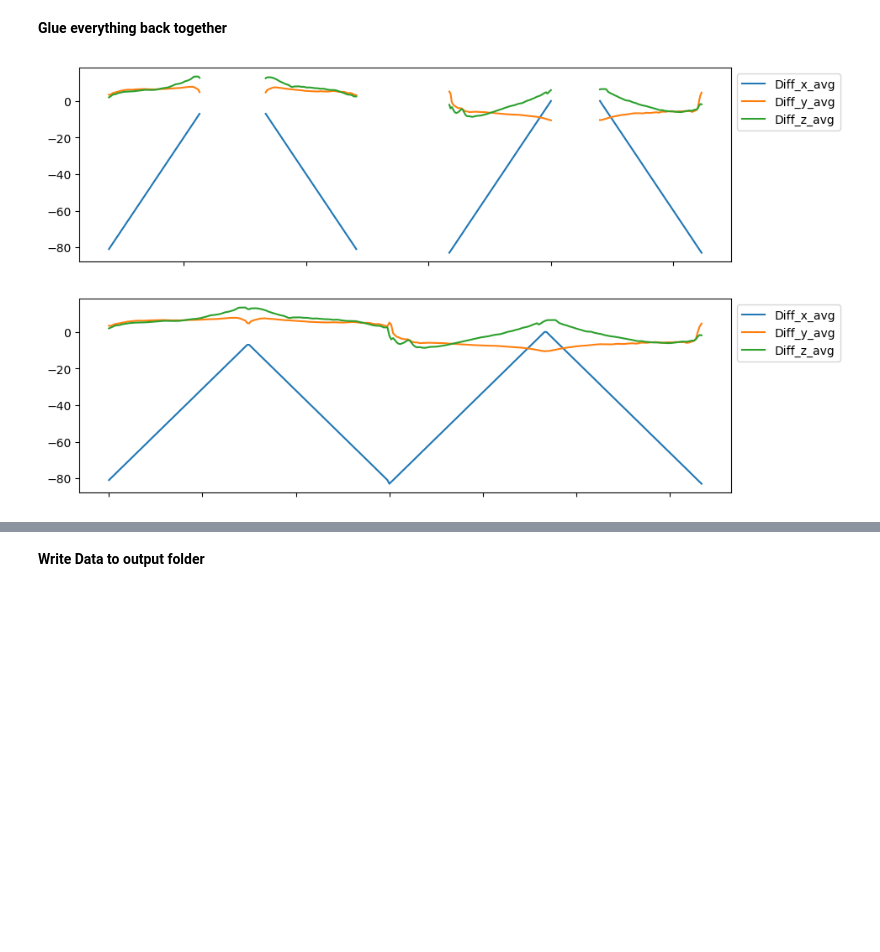
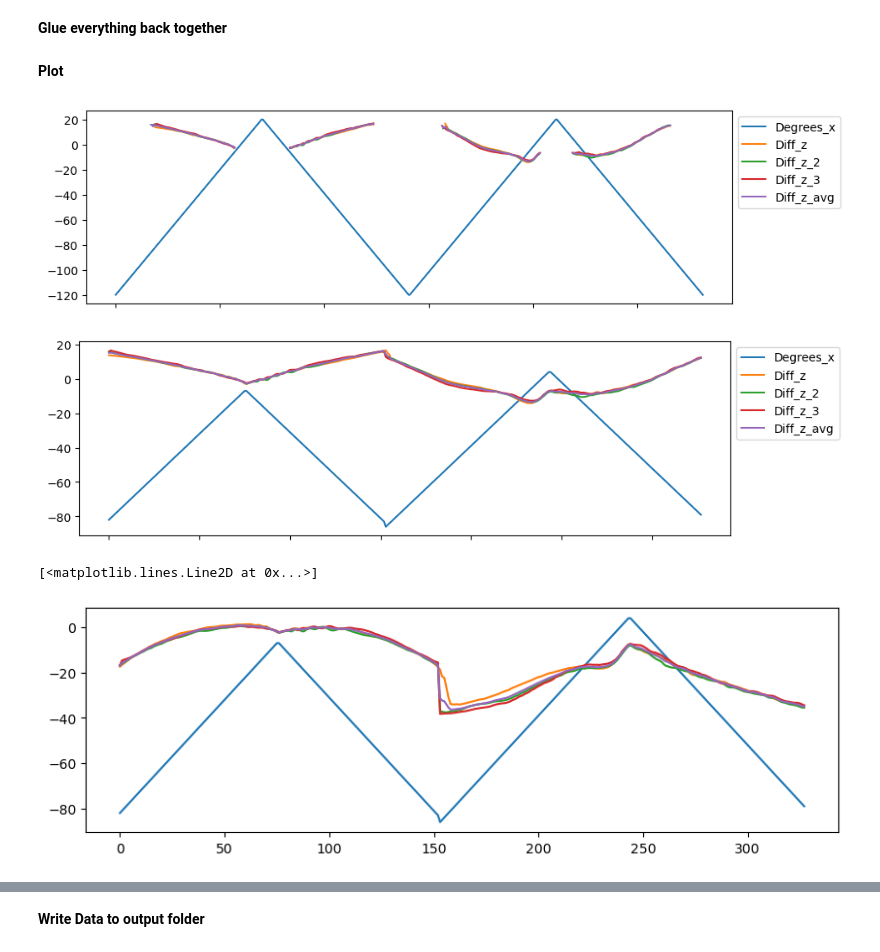
Before and after one commit to nvanvlasselaer/Knee-kinematics, a Jupyter notebook: kneekinematics.ipynb, the cells around one changed output, grey strips where cells are left out. Saved outputs shown, nothing was run; the diff lists cells and outputs as text; code cells hidden in the pictures; blank space fills up the shorter version.

```diff
--- a/kneekinematics.ipynb
+++ b/kneekinematics.ipynb
@@ -574,30 +768,51 @@ CKC_flexion_avg_df = CKC_flexion_avg_df[:-1]
 # %% [markdown]
 **Glue everything back together**
+# %%
+# Concatenate the dataframes back into one dataframe
+OKC_df = pd.concat([OKC_extension_df, OKC_flexion_df], ignore_index=True)
+CKC_df = pd.concat([CKC_extension_df, CKC_flexion_df], ignore_index=True)
+OKC_CKC_df = pd.concat([OKC_df, CKC_df], ignore_index=True)
+
+# Concatenate the averaged dataframes back into one dataframe
+avg_OKC_df = pd.concat([OKC_extension_avg_df, OKC_flexion_avg_df], ignore_index=True)
+avg_CKC_df = pd.concat([CKC_extension_avg_df, CKC_flexion_avg_df], ignore_index=True)
+avg_OKC_CKC_df = pd.concat([avg_OKC_df, avg_CKC_df], ignore_index=True)
+# %% [markdown]
+**Plot**
 # %%
-# Concatenate the averaged dataframes back into one dataframe
-OKC_df = pd.concat([OKC_extension_avg_df, OKC_flexion_avg_df], ignore_index=True)
-CKC_df = pd.concat([CKC_extension_avg_df, CKC_flexion_avg_df], ignore_index=True)
-OKC_CKC_df = pd.concat([OKC_df, CKC_df], ignore_index=True)
-
 fig, ax = plt.subplots(figsize=(10, 3))
-ax.plot(OKC_CKC_df['Diff_x_avg'], label='Diff_x_avg')
-ax.plot(OKC_CKC_df['Diff_y_avg'], label='Diff_y_avg')
+ax.plot(OKC_CKC_df['Degrees_x'], label='Degrees_x')
+ax.plot(OKC_CKC_df['Diff_z'], label='Diff_z')
+ax.plot(OKC_CKC_df['Diff_z_2'], label='Diff_z_2')
+ax.plot(OKC_CKC_df['Diff_z_3'], label='Diff_z_3')
 ax.plot(OKC_CKC_df['Diff_z_avg'], label='Diff_z_avg')
 ax.set_xticklabels([])
 plt.legend(bbox_to_anchor=(1, 1), loc='upper left')
 plt.show()
 
 OKC_CKC_dropped = OKC_CKC_df.dropna()
 
 row_numbers = np.arange(len(OKC_CKC_dropped))  # Generate an array of row numbers
 fig, ax = plt.subplots(figsize=(10, 3))
-ax.plot(row_numbers, OKC_CKC_dropped['Diff_x_avg'], label='Diff_x_avg')
-ax.plot(row_numbers, OKC_CKC_dropped['Diff_y_avg'], label='Diff_y_avg')
+ax.plot(row_numbers, OKC_CKC_dropped['Degrees_x'], label='Degrees_x')
+ax.plot(row_numbers, OKC_CKC_dropped['Diff_z'], label='Diff_z')
+ax.plot(row_numbers, OKC_CKC_dropped['Diff_z_2'], label='Diff_z_2')
+ax.plot(row_numbers, OKC_CKC_dropped['Diff_z_3'], label='Diff_z_3')
 ax.plot(row_numbers, OKC_CKC_dropped['Diff_z_avg'], label='Diff_z_avg')
 ax.set_xticklabels([])
 plt.legend(bbox_to_anchor=(1, 1), loc='upper left')
 plt.show()
+
+# Plot the minus_Sensor2_z_plus_Sensor1_z values
+fig, ax = plt.subplots(figsize=(10, 3))
+ax.plot(row_numbers, OKC_CKC_dropped['Degrees_x'], label='Degrees_x')
+ax.plot(row_numbers, OKC_CKC_dropped['minus_Sensor2_z_plus_Sensor1_z'], label='minus_Sensor2_z_plus_Sensor1_z')
+ax.plot(row_numbers, OKC_CKC_dropped['minus_Sensor2_z_plus_Sensor1_z_2'], label='minus_Sensor2_z_plus_Sensor1_z_2')
+ax.plot(row_numbers, OKC_CKC_dropped['minus_Sensor2_z_plus_Sensor1_z_3'], label='minus_Sensor2_z_plus_Sensor1_z_3')
+ax.plot(row_numbers, OKC_CKC_dropped['minus_Sensor2_z_plus_Sensor1_z_avg'], label='minus_Sensor2_z_plus_Sensor1_z_avg')
 # %% [output]
-[figure, old version]
+[figure, new version]
-[figure, old version]
+[figure, new version]
+[<matplotlib.lines.Line2D at 0x...>]
+[figure, added]
 # %% [markdown]
```
Also changed, not shown: parts of 15 cells of this notebook, 29 other files.
